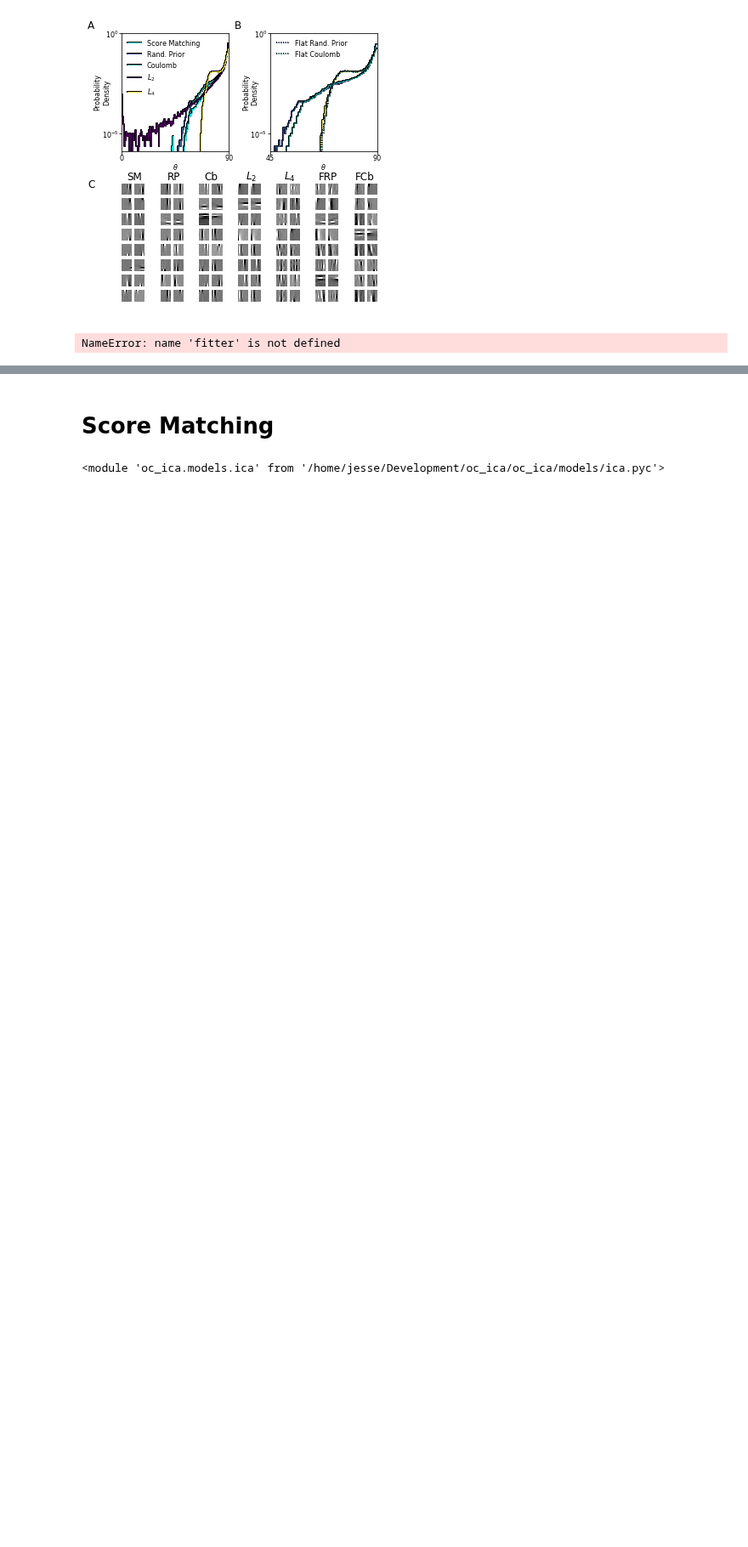
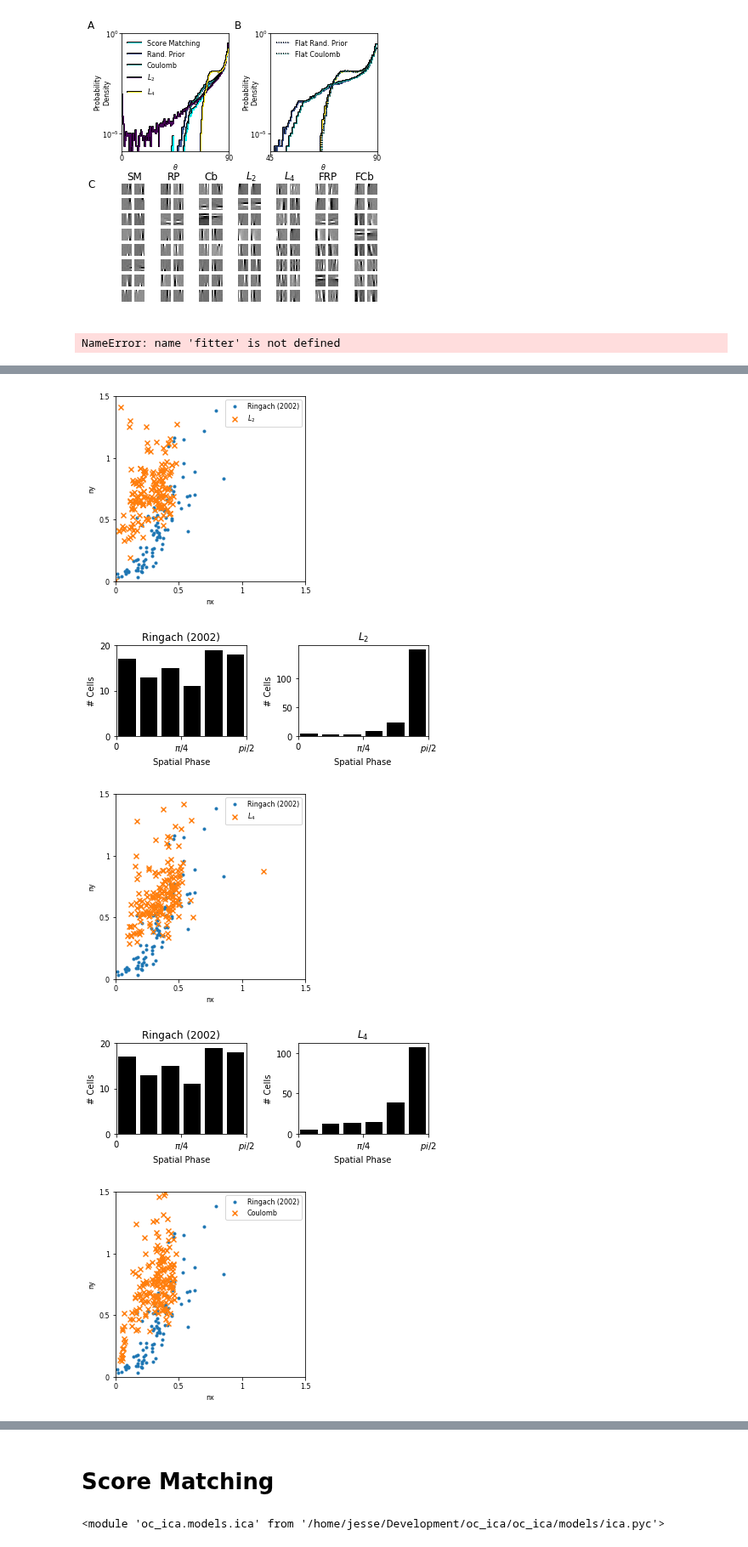
Before and after one commit to JesseLivezey/oc_ica, a Jupyter notebook: notebooks/natural_images.ipynb, the cells around one changed output, grey strips where cells are left out. Shown at 85% size. Drawn from its saved outputs; the diff is of its cells as text; code cells hidden in the pictures; blank space fills up the shorter version.

Commit message:
plot updates and sc fixes

```diff
--- a/notebooks/natural_images.ipynb
+++ b/notebooks/natural_images.ipynb
@@ -18,5 +44,12 @@ print(models)
 # %%
-ws = np.full((len(models), 50, n_sources, n_mixtures), np.nan)
+folder = '/home/jesse/Development/results/oc_ica/nat_images_mixtures-64_sources-192'
+files = sorted(glob.glob(os.path.join(folder, '*.h5')))
+models = [f.split('.')[0].split('-')[-1] for f in files]
+n_mixtures = int(folder.split('-')[-2].split('_')[0])
+n_sources = int(folder.split('-')[-1].split('_')[0])
+print(models)
+
+ws = np.full((len(models), 10, n_sources, n_mixtures), np.nan)
 for ii, fname in enumerate(files):
     with h5py.File(fname) as f:
         ws[ii] = np.squeeze(f['W_fits'].value)
@@ -139,0 +179,53 @@ plt.show()
+# %%
+db_rf = loadmat(os.path.join(os.environ['HOME'], 'Development/results/oc_ica/db_rf.mat'))
+# %%
+nx = db_rf['db'][0][0][0].ravel()
+ny = db_rf['db'][0][0][1].ravel()
+phase = db_rf['db'][0][0][2].ravel()
+# %%
+for ii in range(7):
+    x, y, theta, phi, kx, vx, vy = fit.standardize_params(*params[ii][1])
+    phi = phi - np.pi/2.
+    phi = np.angle(np.abs(np.cos(phi)) + 1.j * np.abs(np.sin(phi)))
+
+    f, ax = plt.subplots(1, figsize=(4, 4))
+    ax.scatter(nx, ny, marker='.', label='Ringach (2002)')
+    ax.scatter(kx*np.sqrt(vx) / (2. * np.pi), kx*np.sqrt(vy) / (2. * np.pi),
+                marker='x', label=styles.labels[models[ii]])
+    ax.set_xlim(0, 1.5)
+    ax.set_ylim(0, 1.5)
+    ax.set_xticks([0, .5, 1, 1.5])
+    ax.set_xticklabels([0, .5, 1, 1.5], fontsize=styles.ticklabel_fontsize)
+    ax.set_yticks([0, .5, 1, 1.5])
+    ax.set_yticklabels([0, .5, 1, 1.5], fontsize=styles.ticklabel_fontsize)
+    ax.set_xlabel('nx', fontsize=styles.label_fontsize)
+    ax.set_ylabel('ny', fontsize=styles.label_fontsize)
+    ax.legend(loc='best', fontsize=styles.legend_fontsize)
+    base_name = 'Downloads/nx_ny_Model-{}_nsources-{}_nmixtures-{}.pdf'
+    plt.savefig(os.path.join(os.environ['HOME'],
+                             base_name.format(models[ii], n_sources, n_mixtures)))
+    f, axes = plt.subplots(1, 2, figsize=(6, 2.5))
+    for p, ax in zip([phase, phi], axes):
+        bins = np.linspace(0, np.pi/2., 7)
+        h, bins = np.histogram(p, bins=bins)
+        x = np.linspace(0, np.pi/2, 13)[1::2]
+        ax.bar(x, h, width = .8*(np.pi/12.), align='center', facecolor='k')
+        ax.set_xticks([0, np.pi/4., np.pi/2.])
+        ax.set_xticklabels([0, r'$\pi$/4', r'$pi$/2'])
+        ax.set_xlabel('Spatial Phase')
+        ax.set_ylabel('# Cells')
+        ax.set_xlim(0, np.pi/2.)
+    axes[0].set_yticks([0, 10, 20])
+    axes[0].set_title('Ringach (2002)')
+    axes[1].set_yticks([0, 50, 100])
+    axes[1].set_title(styles.labels[models[ii]])
+    plt.tight_layout()
+    base_name = 'Downloads/phase_Model-{}_nsources-{}_nmixtures-{}.pdf'
+    plt.savefig(os.path.join(os.environ['HOME'],
+                             base_name.format(models[ii], n_sources, n_mixtures)))
+# %% [output]
+[figure, added]
+[figure, added]
+[figure, added]
+[figure, added]
+[figure, added]
```
Also changed, not shown: parts of 18 cells of this notebook, 4 other files.
